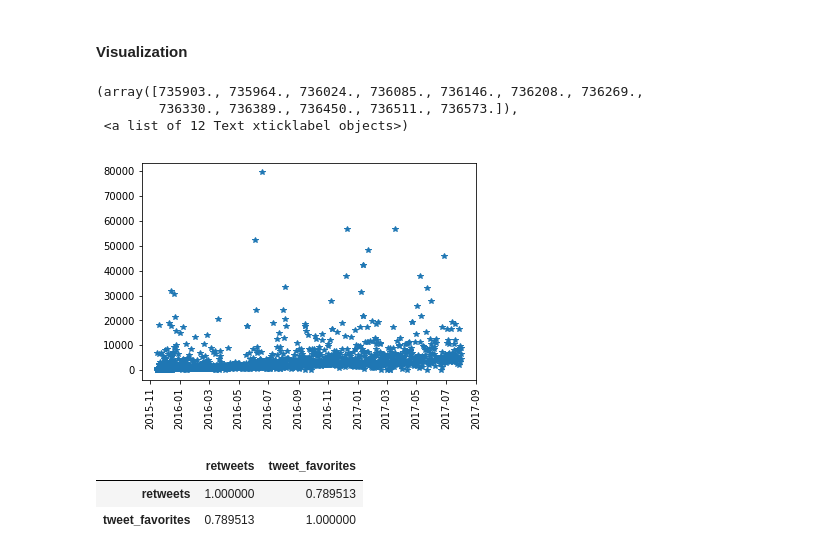
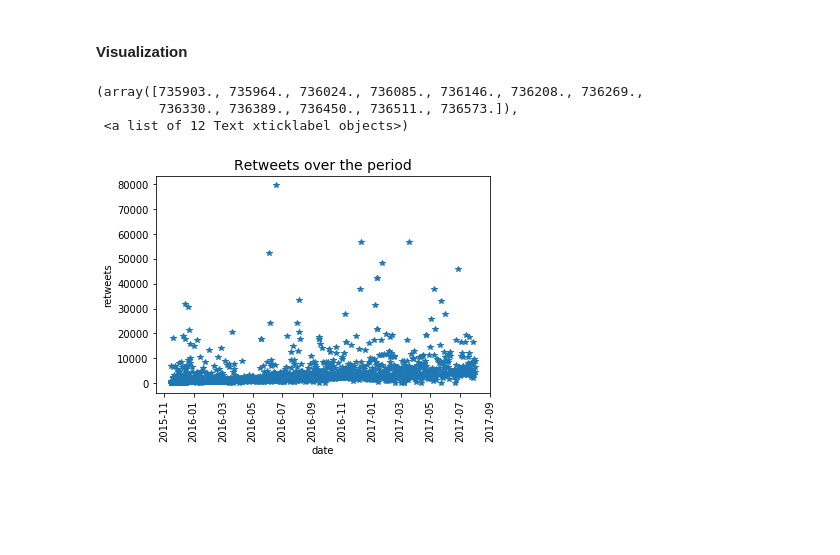
Before and after one commit to ibragimoveldor/Data-Analyst-Projects, a Jupyter notebook: Project_4/Intro_to_data_wrangling/Final_project/wrangle_act.ipynb, the cells around one changed output. Saved outputs shown, nothing was run; the diff lists cells and outputs as text; code cells hidden in the pictures; blank space fills up the shorter version.

```diff
--- a/Project_4/Intro_to_data_wrangling/Final_project/wrangle_act.ipynb
+++ b/Project_4/Intro_to_data_wrangling/Final_project/wrangle_act.ipynb
@@ -539,19 +580,15 @@ memory usage: 509.8+ KB
 # %% [markdown]
 #### Visualization
 # %%
-# Which stage of dog is more favorite?
+# Retweets over the years
 t = twitter_archive_master.sort_values('date', ascending = True)
 plt.plot(t['date'], t['retweets'], '*');
+plt.title('Retweets over the period', fontsize=14)
+plt.ylabel('retweets')
+plt.xlabel('date')
 plt.xticks(rotation = 'vertical')
 # %% [output]
 (array([735903., 735964., 736024., 736085., 736146., 736208., 736269.,
         736330., 736389., 736450., 736511., 736573.]),
  <a list of 12 Text xticklabel objects>)
-[figure, old version]
+[figure, new version]
-# %%
-tweet_favorites = t[['retweets', 'tweet_favorites']]
-k = tweet_favorites.corr()
-# %% [output]
-|  | retweets | tweet_favorites |
-| retweets | 1.000000 | 0.789513 |
-| tweet_favorites | 0.789513 | 1.000000 |
```
Also changed, not shown: parts of 27 cells of this notebook.
